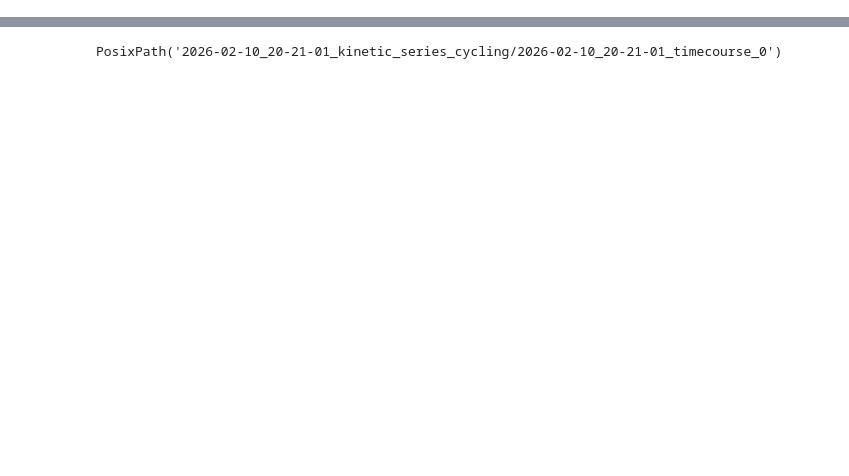
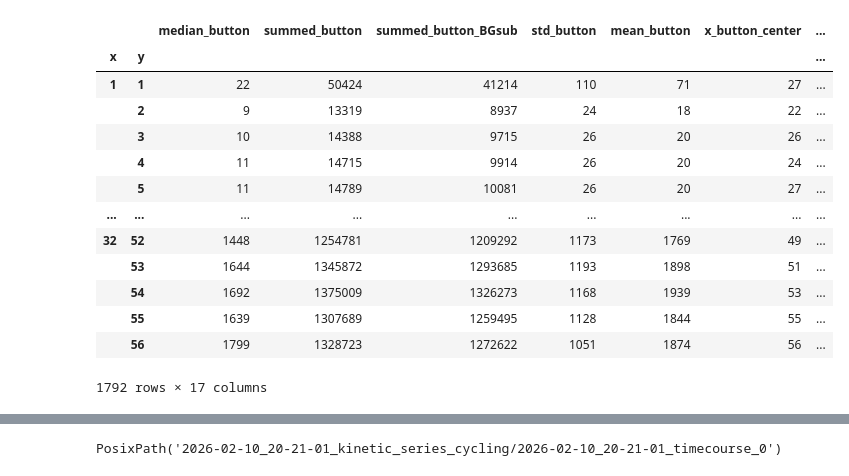
Before and after one commit to pinneylab/htbam_analysis, a Jupyter notebook: dev/processing_test.ipynb, the cells around one changed output, grey strips where cells are left out. Drawn from its saved outputs; the diff is of its cells as text; code cells hidden in the pictures; blank space fills up the shorter version.

```diff
--- a/dev/processing_test.ipynb
+++ b/dev/processing_test.ipynb
@@ -1215,0 +1277,2 @@ image_metadata['background_image'] = image_metadata['background_image'].apply(la
+# %%
+data_handler = DataHandler(root)
@@ -1215,0 +1447,3 @@ image_metadata['background_image'] = image_metadata['background_image'].apply(la
+# %%
+button_quant_image = data_handler.get_images(identifier='2026-02-10_19-20-21_d1_aura_cyan_2_5_sensitivity_2x2_1_expression_1hr')
+bq_processor = Processor(experiment, image_data=button_quant_image)
@@ -1215,0 +1453,8 @@ image_metadata['background_image'] = image_metadata['background_image'].apply(la
+# %%
+corners =((382, 589)), ((6541, 429)), ((527, 6906)), ((6812, 6663))
+bq_processor.set_reference(
+    image='/Volumes/JSZ2/20260210/bgsub_images/2026-02-10_19-20-21_d1_aura_cyan_2_5_sensitivity_2x2_1_expression_1hr.tif',
+    corners=corners,
+    features='button',
+    summary_image_path='/Users/jonathanzhang/Desktop/test.tif'
+)
@@ -1215,0 +1467,17 @@ image_metadata['background_image'] = image_metadata['background_image'].apply(la
+# %%
+bq_processor.reference_images['d1'].summarize()
+# %% [output]
+|  |  | median_button | summed_button | summed_button_BGsub | std_button | mean_button | x_button_center | ... |
+| x | y |  |  |  |  |  |  | ... |
+| 1 | 1 | 22 | 50424 | 41214 | 110 | 71 | 27 | ... |
+|  | 2 | 9 | 13319 | 8937 | 24 | 18 | 22 | ... |
+|  | 3 | 10 | 14388 | 9715 | 26 | 20 | 26 | ... |
+|  | 4 | 11 | 14715 | 9914 | 26 | 20 | 24 | ... |
+|  | 5 | 11 | 14789 | 10081 | 26 | 20 | 27 | ... |
+| ... | ... | ... | ... | ... | ... | ... | ... | ... |
+| 32 | 52 | 1448 | 1254781 | 1209292 | 1173 | 1769 | 49 | ... |
+|  | 53 | 1644 | 1345872 | 1293685 | 1193 | 1898 | 51 | ... |
+|  | 54 | 1692 | 1375009 | 1326273 | 1168 | 1939 | 53 | ... |
+|  | 55 | 1639 | 1307689 | 1259495 | 1128 | 1844 | 55 | ... |
+|  | 56 | 1799 | 1328723 | 1272622 | 1051 | 1874 | 56 | ... |
+1792 rows × 17 columns
```
Also changed, not shown: parts of 12 cells of this notebook.
